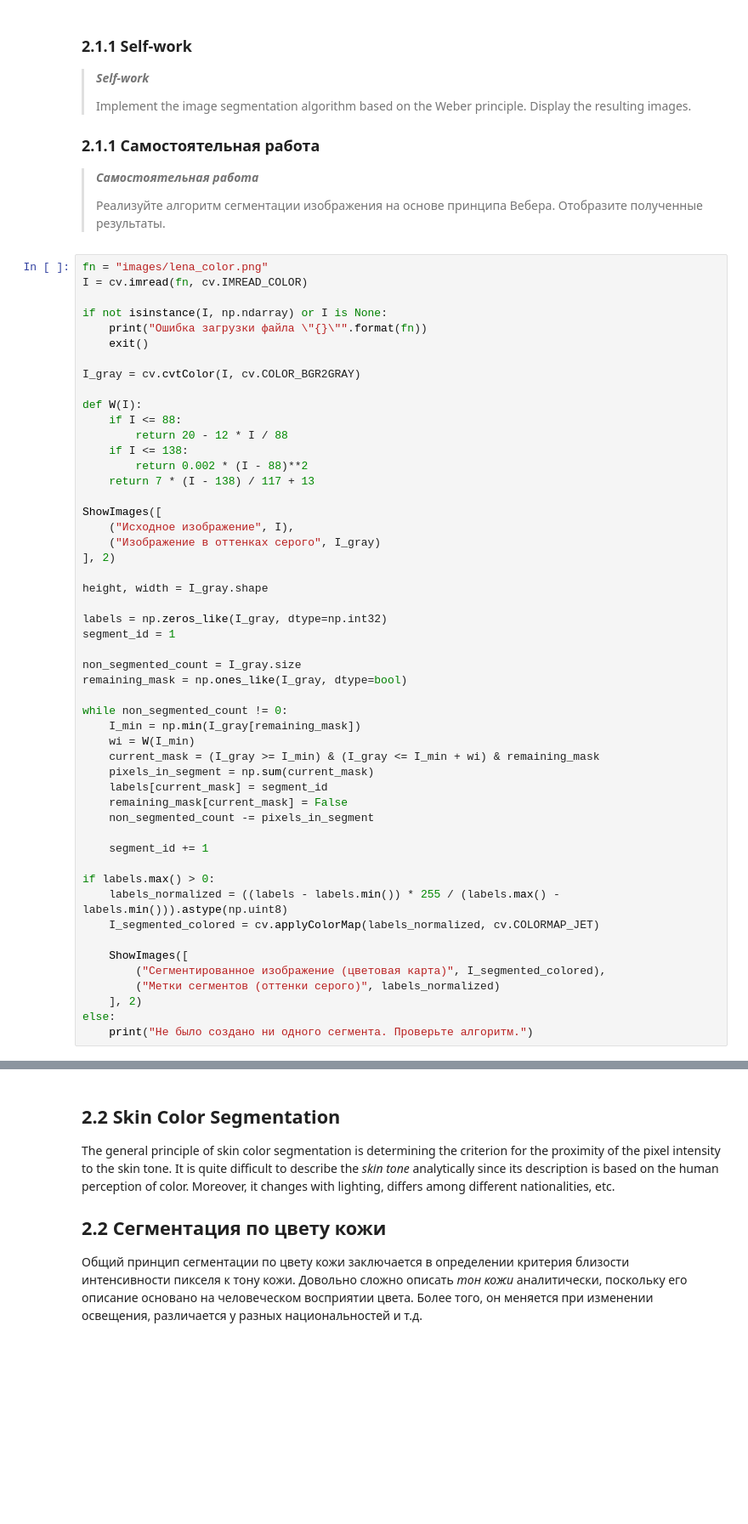
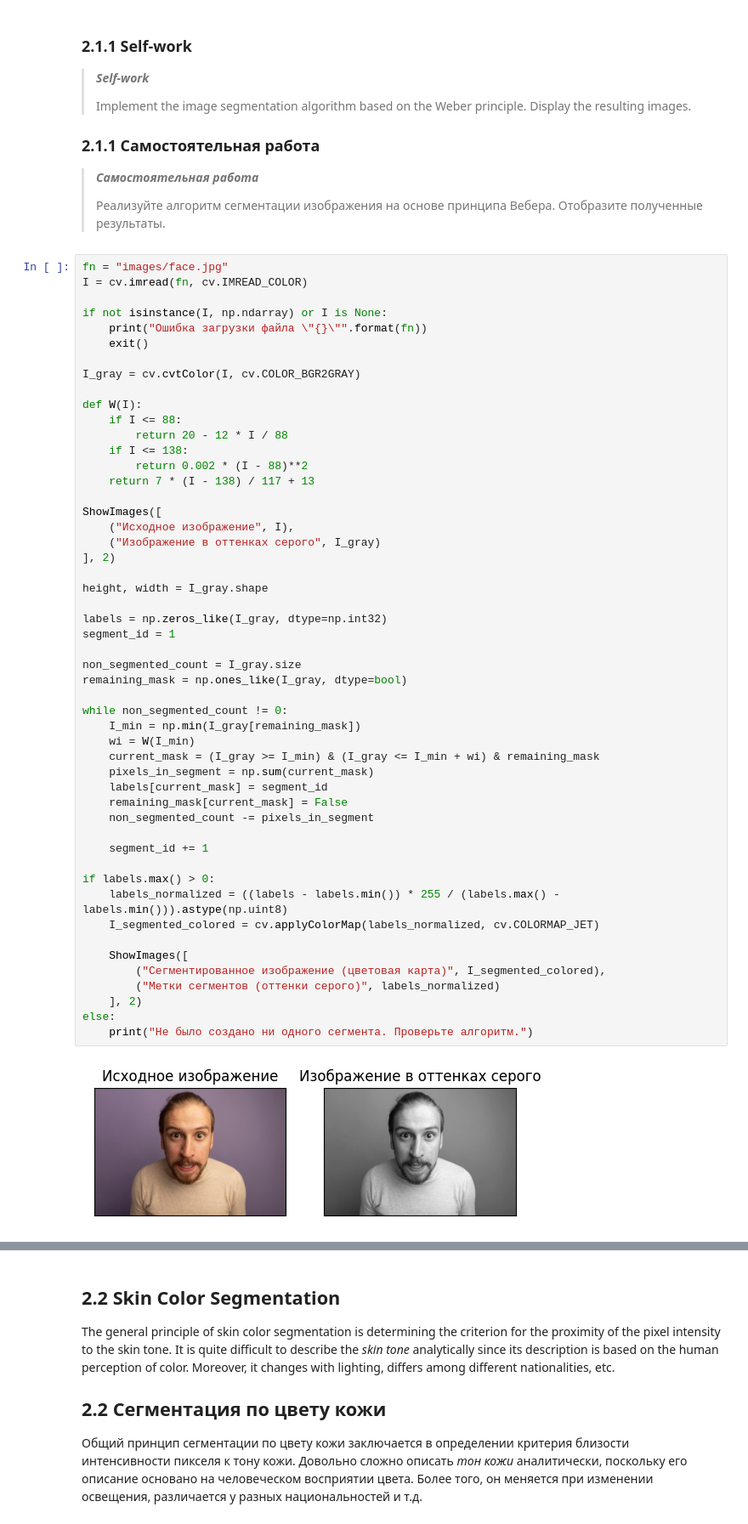
Before and after one commit to Egornos/techZrenie, a Jupyter notebook: PA4_Python/PA4taskITMO.ipynb, the cells around one changed output, grey strips where cells are left out. Shown at 85% size. Saved outputs shown, nothing was run; the diff lists cells and outputs as text; blank space fills up the shorter version.

```diff
--- a/PA4_Python/PA4taskITMO.ipynb
+++ b/PA4_Python/PA4taskITMO.ipynb
@@ -650,7 +664,7 @@ Ijet = cv.applyColorMap(((I - I.min()).astype(np.float32) * 255 /
 >
 > Реализуйте алгоритм сегментации изображения на основе принципа Вебера. Отобразите полученные результаты.
 # %%
-fn = "images/lena_color.png"
+fn = "images/face.jpg"
 I = cv.imread(fn, cv.IMREAD_COLOR)
 
 if not isinstance(I, np.ndarray) or I is None:
@@ -673,30 +687,32 @@ ShowImages([
 
 height, width = I_gray.shape
 
 labels = np.zeros_like(I_gray, dtype=np.int32)
 segment_id = 1
 
 non_segmented_count = I_gray.size
 remaining_mask = np.ones_like(I_gray, dtype=bool)
 
 while non_segmented_count != 0:
     I_min = np.min(I_gray[remaining_mask])
     wi = W(I_min)
     current_mask = (I_gray >= I_min) & (I_gray <= I_min + wi) & remaining_mask
     pixels_in_segment = np.sum(current_mask)
     labels[current_mask] = segment_id
     remaining_mask[current_mask] = False
     non_segmented_count -= pixels_in_segment
 
     segment_id += 1
 
 if labels.max() > 0:
     labels_normalized = ((labels - labels.min()) * 255 / (labels.max() - labels.min())).astype(np.uint8)
     I_segmented_colored = cv.applyColorMap(labels_normalized, cv.COLORMAP_JET)
 
     ShowImages([
         ("Сегментированное изображение (цветовая карта)", I_segmented_colored),
         ("Метки сегментов (оттенки серого)", labels_normalized)
     ], 2)
 else:
     print("Не было создано ни одного сегмента. Проверьте алгоритм.")
+# %% [output]
+[figure, added]
```
Also changed, not shown: parts of 18 cells of this notebook, 2 other files.
